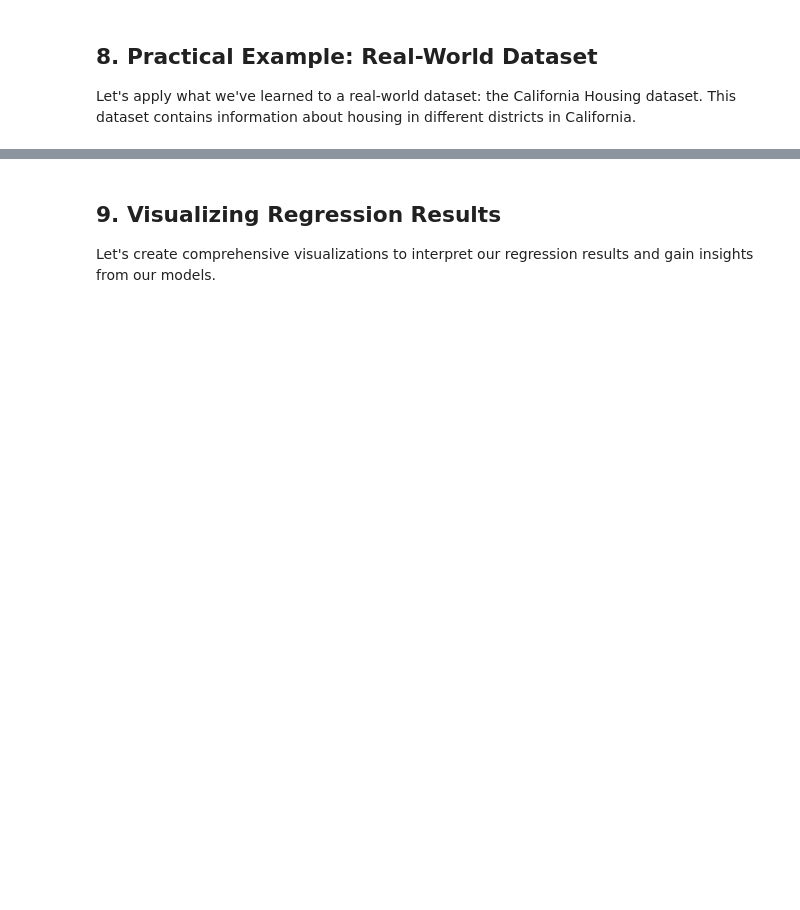
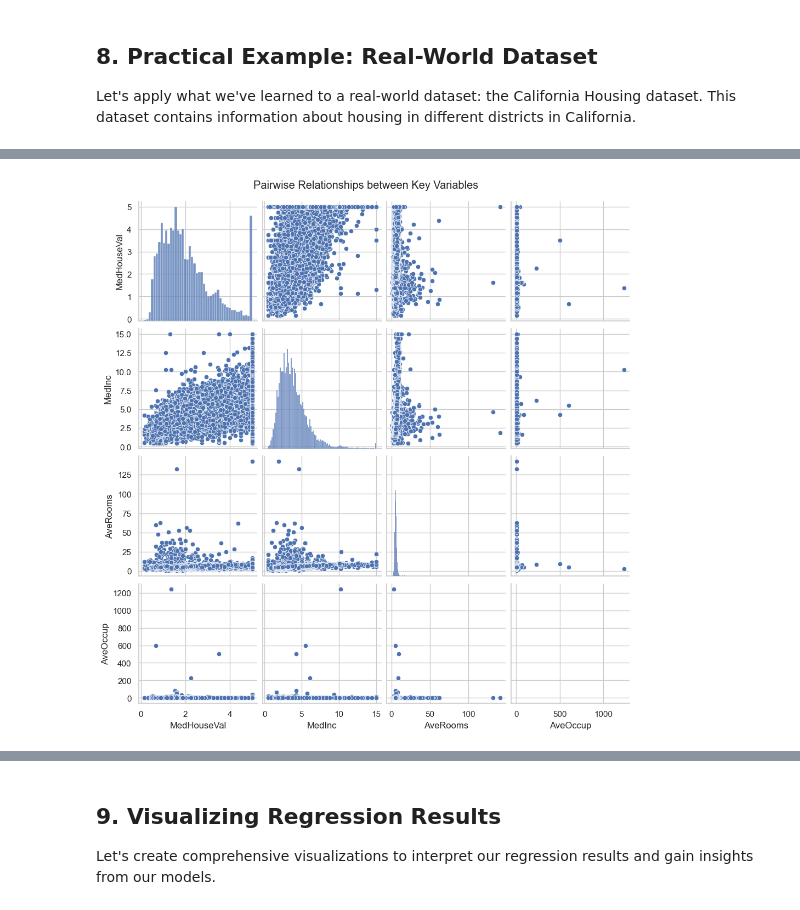
Before and after one commit to pavelklos/ai-ml, a Jupyter notebook: 2-ML/02-01-04.ipynb, the cells around one changed output, grey strips where cells are left out. Saved outputs shown, nothing was run; the diff lists cells and outputs as text; code cells hidden in the pictures; blank space fills up the shorter version.

```diff
--- a/2-ML/02-01-04.ipynb
+++ b/2-ML/02-01-04.ipynb
@@ -792,0 +1014,90 @@ print(feature_importance.round(4))
+# %%
+# Load the California housing dataset
+housing = fetch_california_housing()
+
+# Convert to a DataFrame
+housing_df = pd.DataFrame(housing.data, columns=housing.feature_names)
+housing_df['MedHouseVal'] = housing.target  # Adding target column
+
+# Create a pair plot to visualize relationships between selected variables
+sns.pairplot(housing_df[['MedHouseVal', 'MedInc', 'AveRooms', 'AveOccup']], height=2.5)
+plt.suptitle('Pairwise Relationships between Key Variables', y=1.02)
+plt.show()
+
+# Prepare the data for modeling
+X = housing_df.drop('MedHouseVal', axis=1)
+y = housing_df['MedHouseVal']
+
+# Split the data
+X_train, X_test, y_train, y_test = train_test_split(X, y, test_size=0.2, random_state=42)
+
+# Create a pipeline with standard scaling and multiple models
+pipelines = {
+    'Linear Regression': Pipeline([
+        ('scaler', StandardScaler()),
+        ('model', LinearRegression())
+    ]),
+    'Ridge': Pipeline([
+        ('scaler', StandardScaler()),
+        ('model', Ridge(alpha=1.0))
+    ]),
+    'Lasso': Pipeline([
+        ('scaler', StandardScaler()),
+        ('model', Lasso(alpha=0.01))
+    ])
+}
+
+# Train and evaluate all models
+housing_results = []
+
+for name, pipeline in pipelines.items():
+    # Fit the pipeline
+    pipeline.fit(X_train, y_train)
+
+    # Make predictions
+    y_pred = pipeline.predict(X_test)
+
+    # Extract model from pipeline
+    model = pipeline.named_steps['model']
+
+    # Evaluate model
+    metrics = evaluate_regression_model(y_test, y_pred, model, X_test)
+
+    # Add to results
+    housing_results.append({
+        'Model': name,
+        'MSE': metrics['MSE'],
+        'RMSE': metrics['RMSE'],
+        'MAE': metrics['MAE'],
+        'R²': metrics['R²'],
+        'Adjusted R²': metrics['Adjusted R²']
+    })
+
+# Display results
+housing_results_df = pd.DataFrame(housing_results)
+print("California Housing Model Comparison:")
+print(housing_results_df.round(4))
+
+# Extract feature importances (coefficients)
+best_model_name = housing_results_df.loc[housing_results_df['R²'].idxmax(), 'Model']
+best_pipeline = pipelines[best_model_name]
+best_model = best_pipeline.named_steps['model']
+
+# Get standardized coefficients for the best model
+scaler = best_pipeline.named_steps['scaler']
+X_train_scaled = scaler.transform(X_train)
+coef_model = LinearRegression().fit(X_train_scaled, y_train)
+std_coefs = coef_model.coef_ * np.std(X_train, axis=0)
+
+# Create DataFrame with feature importance
+feature_importance = pd.DataFrame({
+    'Feature': housing.feature_names,
+    'Raw Coefficient': best_model.coef_,
+    'Standardized Coefficient': std_coefs
+})
+feature_importance = feature_importance.sort_values('Standardized Coefficient', ascending=False)
+
+print(f"\nFeature Importances for {best_model_name}:")
+print(feature_importance.round(4))
+# %% [output]
+[figure, added]
```
Also changed, not shown: parts of 24 cells of this notebook.
